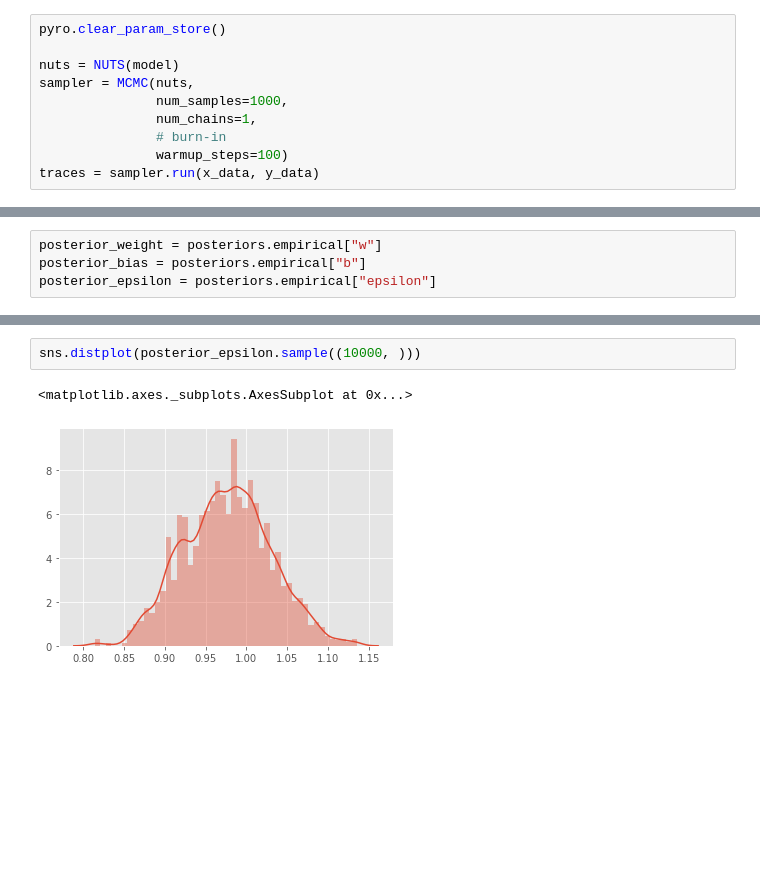
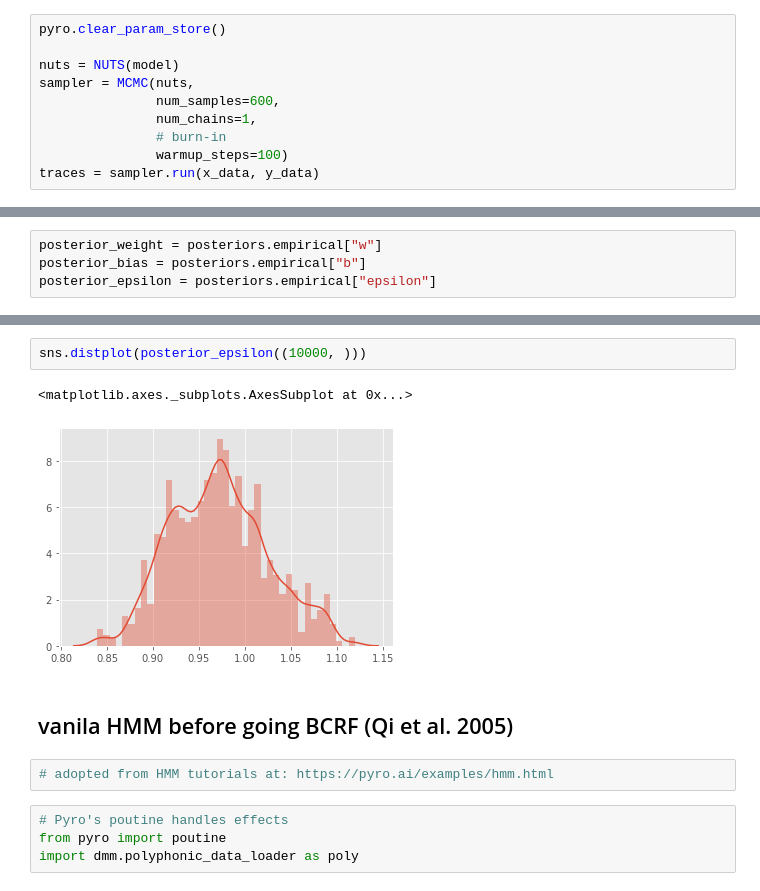
Before and after one commit to minggli/python-pp, a Jupyter notebook: bcrf_test_2.ipynb, the cells around one changed output, grey strips where cells are left out. Saved outputs shown, nothing was run; the diff lists cells and outputs as text; blank space fills up the shorter version.

Commit message:
hmm example

```diff
--- a/bcrf_test_2.ipynb
+++ b/bcrf_test_2.ipynb
@@ -71,7 +73,7 @@ pyro.clear_param_store()
 
 nuts = NUTS(model)
 sampler = MCMC(nuts,
-               num_samples=1000,
+               num_samples=600,
                num_chains=1,
                # burn-in
                warmup_steps=100)
@@ -105,5 +107,13 @@ sns.distplot(posterior_bias.sample((10000, )))
 # %%
-sns.distplot(posterior_epsilon.sample((10000, )))
+sns.distplot(posterior_epsilon((10000, )))
 # %% [output]
 <matplotlib.axes._subplots.AxesSubplot at 0x...>
-[figure, old version]
+[figure, new version]
+# %% [markdown]
+## vanila HMM before going BCRF (Qi et al. 2005)
+# %%
+# adopted from HMM tutorials at: https://pyro.ai/examples/hmm.html
+# %%
+# Pyro's poutine handles effects
+from pyro import poutine
+import dmm.polyphonic_data_loader as poly
```
Also changed, not shown: parts of 20 cells of this notebook.
